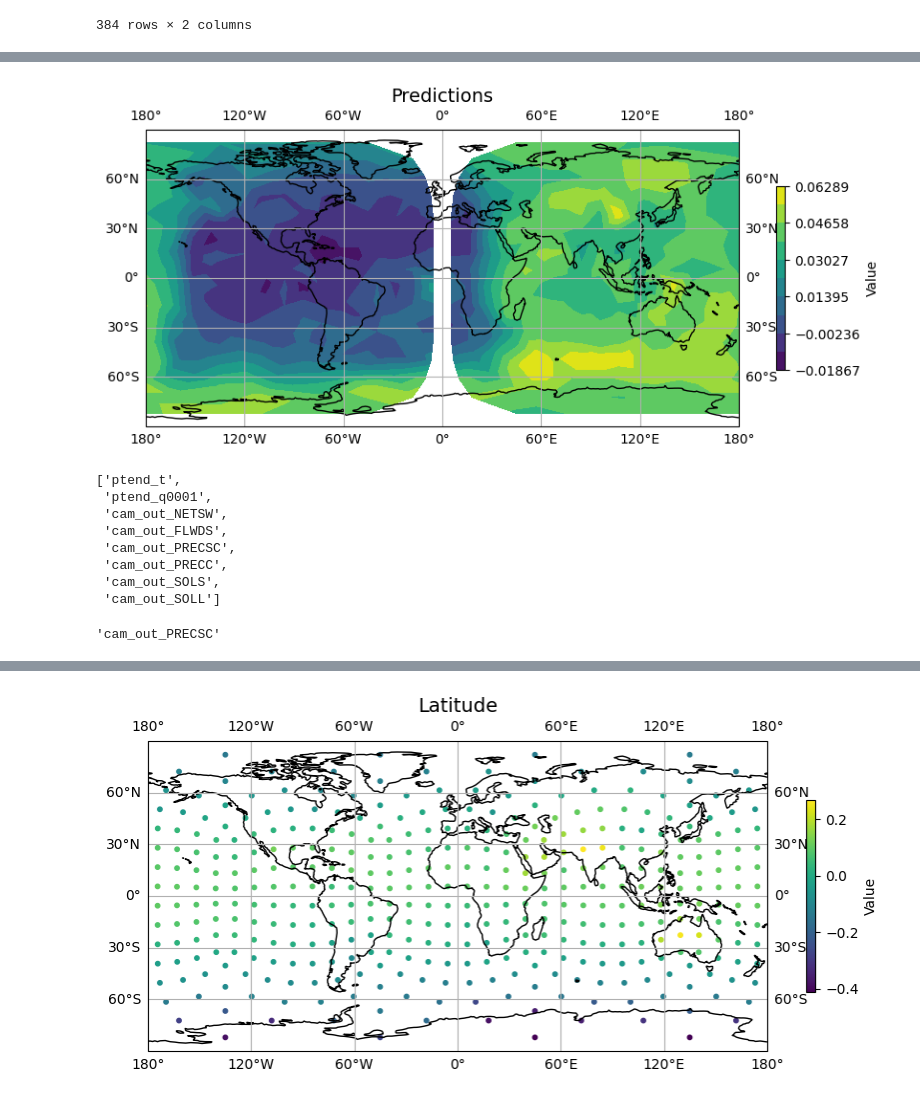
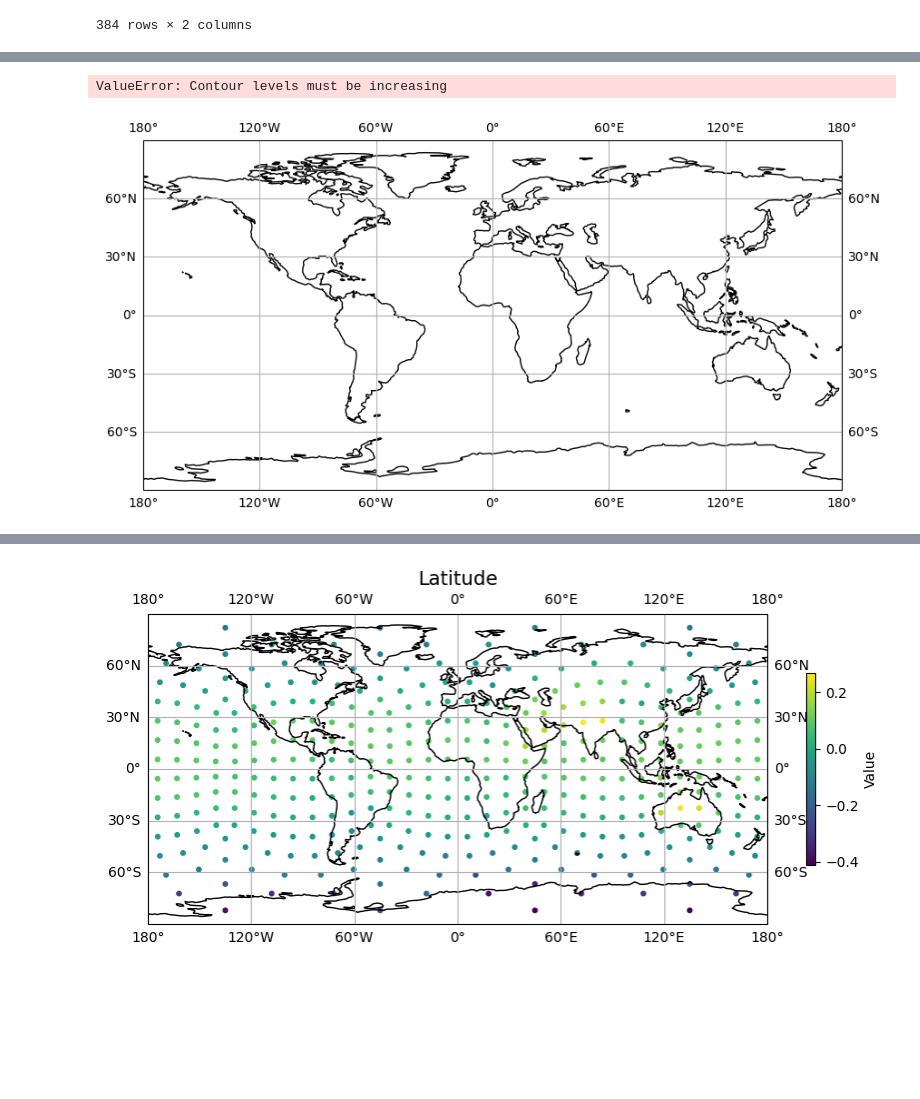
Before and after one commit to kaminsca/climate-physicsML, a Jupyter notebook: final_combined_loss_model/predict_and_visualize.ipynb, the cells around one changed output, grey strips where cells are left out. Cells and saved outputs as stored; diff of their text form; code cells hidden in the pictures; blank space fills up the shorter version.

```diff
--- a/final_combined_loss_model/predict_and_visualize.ipynb
+++ b/final_combined_loss_model/predict_and_visualize.ipynb
@@ -23,8 +23,10 @@ def preprocess_data(input_file, vars_mli, mli_mean, mli_max, mli_min):
     """Preprocess input data for prediction."""
     ds = xr.open_dataset(input_file, engine="netcdf4")
     ds = ds[vars_mli]
-    ds_normalized = (ds - mli_mean) / (mli_max - mli_min)
-    return ds_normalized.stack({"batch": {"ncol"}}).to_stacked_array(
+    # ds_normalized = (ds - mli_mean) / (mli_max - mli_min)
+    ds["state_t"] = ds["state_t"][0]
+    ds["state_q0001"] = ds["state_q0001"][0]
+    return ds.stack({"batch": {"ncol"}}).to_stacked_array(
         "mlvar", sample_dims=["batch"], name="mli"
     ).values
 
@@ -40,10 +42,9 @@ def postprocess_predictions(predictions, mlo_scale, vars_mlo):
 
 
     # Stack scaling factors to align with predictions
-    mlo_scale_stacked = mlo_scale.stack({'mlvar': mlo_scale.dims}).to_stacked_array(
-        'mlvar', sample_dims=[], name='scale'
+    mlo_scale_stacked = mlo_scale.stack({'new_dim': mlo_scale.dims}).to_stacked_array(
+        'mlvar', sample_dims=["new_dim"], name='mlo'
     )
-
     # Extract scaling factors as numpy array
     scaling_factors = mlo_scale_stacked.values
 
@@ -70,7 +71,7 @@ def make_predictions(input_file, model, vars_mli, vars_mlo, mli_mean, mli_max, m
     ds_ground_truth = xr.open_dataset(
         input_file.replace(".mli.", ".mlo."), engine="netcdf4"
     )
-    ds_ground_truth = ds_ground_truth[vars_mlo].stack({"batch": {"ncol"}}).to_stacked_array(
+    ds_ground_truth = ds_ground_truth[vars_mlo].stack({"batch": {"lev"}}).to_stacked_array(
         "mlvar", sample_dims=["batch"], name="mlo"
     ).values
 
@@ -124,7 +118,9 @@ all_files[0]
 # Define paths
 input_file = all_files[-1]  # Replace with your .mli file
 groundtruth_file = input_file.replace(".mli.", ".mlo.")  # Replace with your .mlo file
-model_path = "/home/alvarovh/code/cse598_climate_proj/results/results_0.1/best_model_lambda_0.0_datafrac_0.1_epoch_3.keras"  # Replace with your model path
+# model_path = "/home/alvarovh/code/cse598_climate_proj/results/results_0.1/best_model_lambda_0.0_datafrac_0.1_epoch_3.keras"  # Replace with your model path
+# model_path = "/home/alvarovh/code/cse598_climate_proj/results/results_0.01/best_model_lambda_0.0_datafrac_0.01_epoch_1.keras"  # Replace with your model path
+model_path = "/home/alvarovh/code/cse598_climate_proj/results/results_0.01/best_model_lambda_0.1_datafrac_0.01_epoch_1.keras"
 output_dir = "out_model_figures"  # Replace with your output directory
 norm_path = "/home/alvarovh/code/cse598_climate_proj/ClimSim/preprocessing/normalizations/"  # Replace with your normalization files path
 
@@ -132,10 +128,8 @@ norm_path = "/home/alvarovh/code/cse598_climate_proj/ClimSim/preprocessing/norma
 vars_mli = [
     "state_t", "state_q0001", "state_ps", "pbuf_SOLIN", "pbuf_LHFLX", "pbuf_SHFLX", "cam_in_LWUP"
 ]
-vars_mlo = [
-    "ptend_t", "ptend_q0001", "cam_out_NETSW", "cam_out_FLWDS",
-    "cam_out_PRECSC", "cam_out_PRECC", "cam_out_SOLS", "cam_out_SOLL"
-]
+
+vars_mlo = ['ptend_t','ptend_q0001','cam_out_NETSW','cam_out_FLWDS','cam_out_PRECSC','cam_out_PRECC','cam_out_SOLS','cam_out_SOLL','cam_out_SOLSD','cam_out_SOLLD']
 # %%
 # Load normalization data
 mli_mean = xr.open_dataset(os.path.join(norm_path, "inputs/input_mean.nc"))
@@ -445,20 +491,6 @@ predictions.shape
 # %%
-i = 0
+i = 9
 plot_contour_map(ds_grid['lat'], ds_grid['lon'], predictions[:,i], title='Predictions')
 # %% [output]
+ValueError: Contour levels must be increasing
-[figure, old version]
+[figure, new version]
-# %%
-vars_mlo
-# %% [output]
-['ptend_t',
- 'ptend_q0001',
- 'cam_out_NETSW',
- 'cam_out_FLWDS',
- 'cam_out_PRECSC',
- 'cam_out_PRECC',
- 'cam_out_SOLS',
- 'cam_out_SOLL']
-# %%
-vars_mlo[-4]
-# %% [output]
-'cam_out_PRECSC'
```
Also changed, not shown: parts of 18 cells of this notebook, 4 other files.
